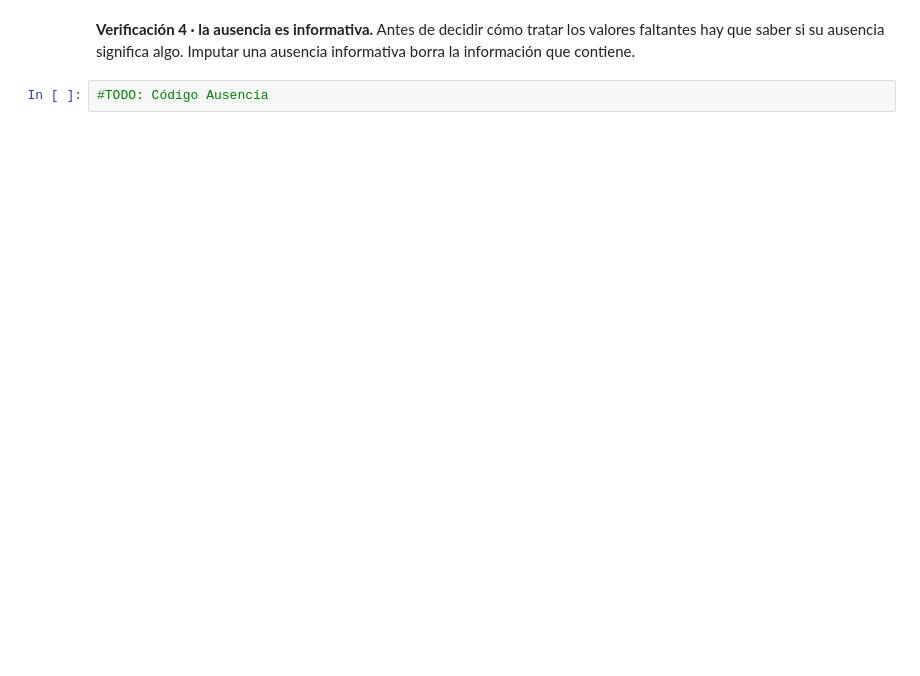
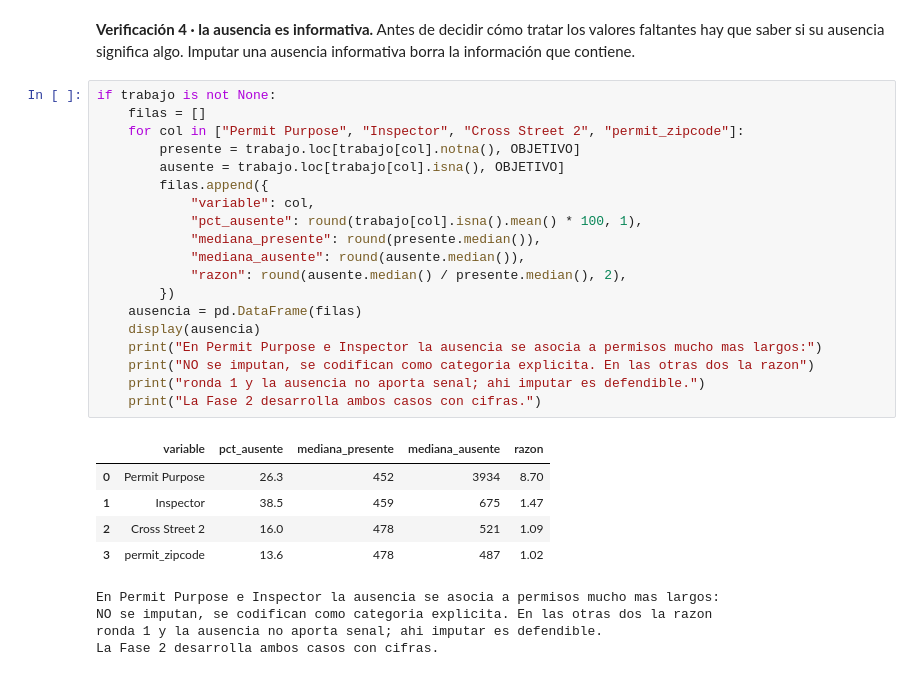
Before and after one commit to RJaramilloP/proyecto-grupo5-mcdi500, a Jupyter notebook: F1/notebooks/F1_Prueba.ipynb, the cells around one changed output. Cells and saved outputs as stored; diff of their text form; blank space fills up the shorter version.

```diff
--- a/F1/notebooks/F1_Prueba.ipynb
+++ b/F1/notebooks/F1_Prueba.ipynb
@@ -1264,4 +1386,31 @@ antigüedad del inicio.
 faltantes hay que saber si su ausencia significa algo. Imputar una ausencia informativa borra
 la información que contiene.
 # %%
-#TODO: Código Ausencia
+if trabajo is not None:
+    filas = []
+    for col in ["Permit Purpose", "Inspector", "Cross Street 2", "permit_zipcode"]:
+        presente = trabajo.loc[trabajo[col].notna(), OBJETIVO]
+        ausente = trabajo.loc[trabajo[col].isna(), OBJETIVO]
+        filas.append({
+            "variable": col,
+            "pct_ausente": round(trabajo[col].isna().mean() * 100, 1),
+            "mediana_presente": round(presente.median()),
+            "mediana_ausente": round(ausente.median()),
+            "razon": round(ausente.median() / presente.median(), 2),
+        })
+    ausencia = pd.DataFrame(filas)
+    display(ausencia)
+    print("En Permit Purpose e Inspector la ausencia se asocia a permisos mucho mas largos:")
+    print("NO se imputan, se codifican como categoria explicita. En las otras dos la razon")
+    print("ronda 1 y la ausencia no aporta senal; ahi imputar es defendible.")
+    print("La Fase 2 desarrolla ambos casos con cifras.")
+# %% [output]
+|  | variable | pct_ausente | mediana_presente | mediana_ausente | razon |
+| 0 | Permit Purpose | 26.3 | 452 | 3934 | 8.70 |
+| 1 | Inspector | 38.5 | 459 | 675 | 1.47 |
+| 2 | Cross Street 2 | 16.0 | 478 | 521 | 1.09 |
+| 3 | permit_zipcode | 13.6 | 478 | 487 | 1.02 |
+En Permit Purpose e Inspector la ausencia se asocia a permisos mucho mas largos:
+NO se imputan, se codifican como categoria explicita. En las otras dos la razon
+ronda 1 y la ausencia no aporta senal; ahi imputar es defendible.
+La Fase 2 desarrolla ambos casos con cifras.
```
Also changed, not shown: parts of 5 cells of this notebook.
